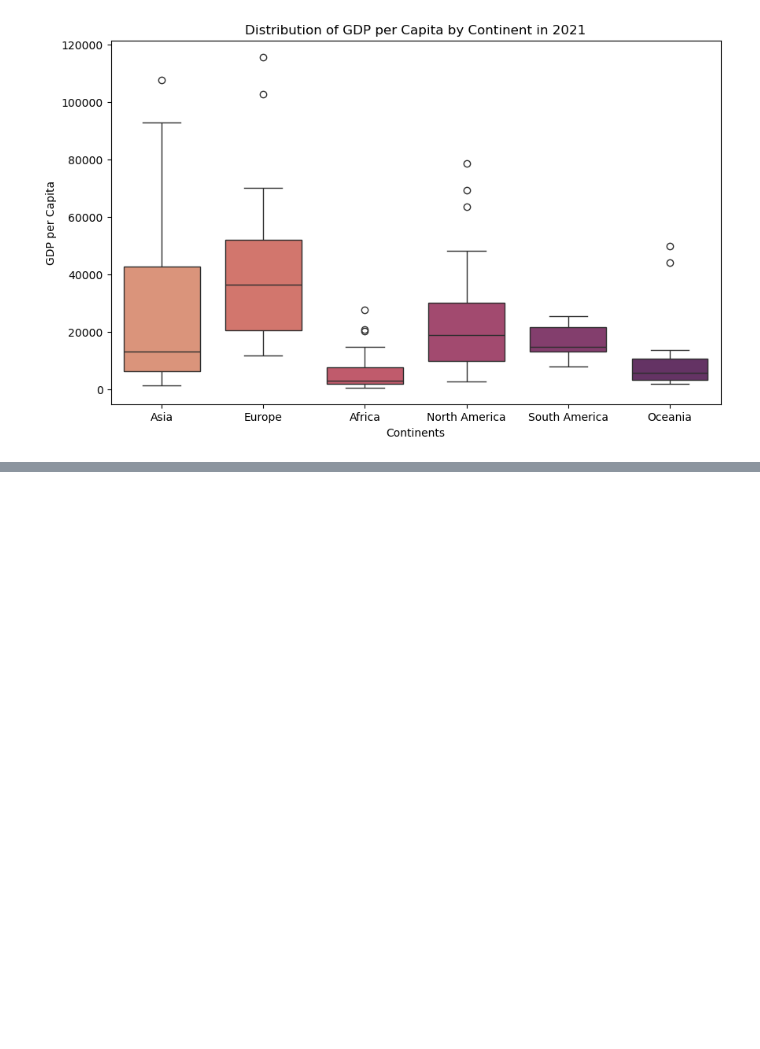
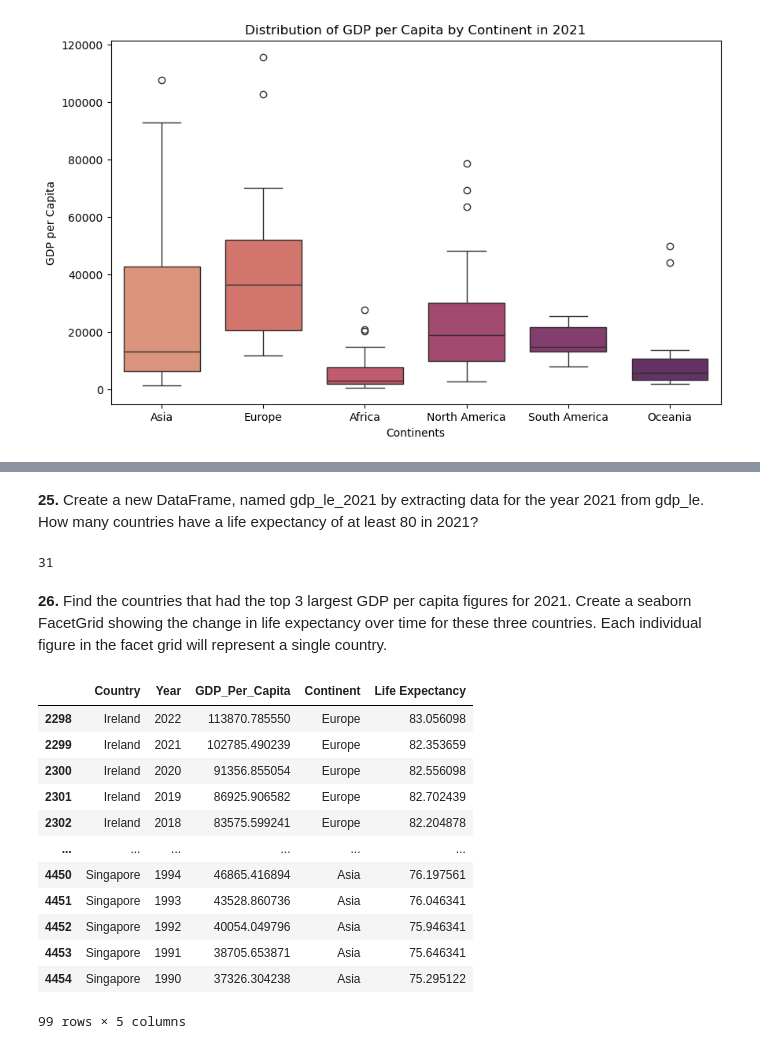
Before and after one commit to nss-data-science-cohort-8/un-exploration-graciepiantek, a Jupyter notebook: notebooks/UN_Data_Exploration.ipynb, the cells around one changed output, grey strips where cells are left out. Cells and saved outputs as stored; diff of their text form; code cells hidden in the pictures; blank space fills up the shorter version.

```diff
--- a/notebooks/UN_Data_Exploration.ipynb
+++ b/notebooks/UN_Data_Exploration.ipynb
@@ -322,0 +308,9 @@ If time allows, check out the plotly library to add additional interativity to y
+# %% [markdown]
+**25.** Create a new DataFrame, named gdp_le_2021 by extracting data for the year 2021 from gdp_le. How many countries have a life expectancy of at least 80 in 2021?
+# %%
+gdp_le_2021 = gdp_le[gdp_le['Year'] == 2021].copy()
+(gdp_le_2021['Life Expectancy'] >= 80).sum()
+# %% [output]
+31
+# %% [markdown]
+**26.** Find the countries that had the top 3 largest GDP per capita figures for 2021. Create a seaborn FacetGrid showing the change in life expectancy over time for these three countries. Each individual figure in the facet grid will represent a single country.
@@ -322,0 +319,16 @@ If time allows, check out the plotly library to add additional interativity to y
+# %%
+gdp_le[gdp_le['Country'].isin(top_3_gdp)]
+# %% [output]
+|  | Country | Year | GDP_Per_Capita | Continent | Life Expectancy |
+| 2298 | Ireland | 2022 | 113870.785550 | Europe | 83.056098 |
+| 2299 | Ireland | 2021 | 102785.490239 | Europe | 82.353659 |
+| 2300 | Ireland | 2020 | 91356.855054 | Europe | 82.556098 |
+| 2301 | Ireland | 2019 | 86925.906582 | Europe | 82.702439 |
+| 2302 | Ireland | 2018 | 83575.599241 | Europe | 82.204878 |
+| ... | ... | ... | ... | ... | ... |
+| 4450 | Singapore | 1994 | 46865.416894 | Asia | 76.197561 |
+| 4451 | Singapore | 1993 | 43528.860736 | Asia | 76.046341 |
+| 4452 | Singapore | 1992 | 40054.049796 | Asia | 75.946341 |
+| 4453 | Singapore | 1991 | 38705.653871 | Asia | 75.646341 |
+| 4454 | Singapore | 1990 | 37326.304238 | Asia | 75.295122 |
+99 rows × 5 columns
```
Also changed, not shown: parts of 57 cells of this notebook.
